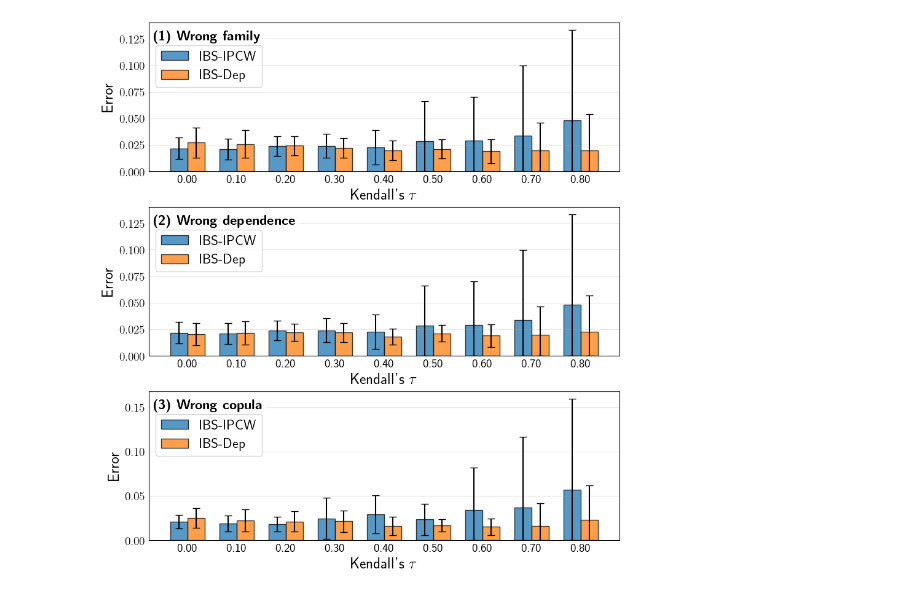
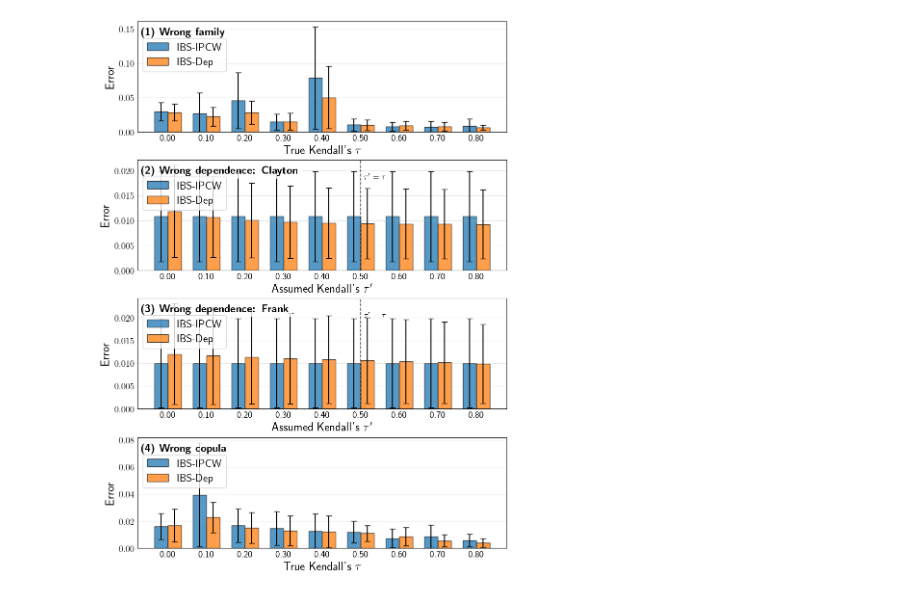
Before and after one commit to thecml/survival-copula, a Jupyter notebook: notebooks/plot_synthetic_wrong_copula.ipynb, the cells around one changed output. Saved outputs shown, nothing was run; the diff lists cells and outputs as text; code cells hidden in the pictures.

```diff
--- a/notebooks/plot_synthetic_wrong_copula.ipynb
+++ b/notebooks/plot_synthetic_wrong_copula.ipynb
@@ -2,7 +32,6 @@
 import numpy as np
 import pandas as pd
 import matplotlib.pyplot as plt
-from scipy.stats import zscore
 import config as cfg
 
 # --- Matplotlib style ---
@@ -20,60 +49,87 @@ plt.rcParams.update({
 filename = f"{cfg.RESULTS_DIR}/synthetic_results_wrong_copula.csv"
 df = pd.read_csv(filename)
 
-keep_exps = ["family", "dep", "gaussian"]
-df = df[df["experiment"].isin(keep_exps)].copy()
+print(df["experiment"].value_counts())
+print(df.columns)
 
-# Step 0: keep only experiments you plot
-dfp = df[df["experiment"].isin(["family", "dep", "gaussian"])].copy()
+# New experiment layout:
+# family       = wrong family, averaged over Clayton/Frank within seed
+# dep_clayton = true Clayton tau=0.5, assumed Clayton tau' varied
+# dep_frank   = true Frank tau=0.5, assumed Frank tau' varied
+# gaussian    = Gaussian DGP, evaluated with Clayton
+keep_exps = ["family", "dep_clayton", "dep_frank", "gaussian"]
+dfp = df[df["experiment"].isin(keep_exps)].copy()
 
-# Step 1: average over copulas *within seed* (paired)
-# For gaussian experiment, there is only one dgp_copula anyway, so mean = itself.
+# Use assumed_k_tau for the dependence-strength panels.
+# Use true_k_tau for family/gaussian panels.
+dfp["plot_tau"] = np.where(
+    dfp["experiment"].isin(["dep_clayton", "dep_frank"]),
+    dfp["assumed_k_tau"],
+    dfp["true_k_tau"],
+)
+
+# Step 1: average over DGP copulas within seed where relevant.
+# For family: average Clayton/Frank within seed.
+# For dep_clayton/dep_frank: no averaging across copula family.
+# For gaussian: only Gaussian DGP.
 seed_level = (
-    dfp.groupby(["experiment", "k_tau", "seed"], as_index=False)
+    dfp.groupby(["experiment", "plot_tau", "seed"], as_index=False)
        .agg(
            err_ipcw=("err_ipcw", "mean"),
            err_dep_bguw=("err_dep_bguw", "mean"),
        )
 )
 
-# Step 2: now compute mean/std across seeds (this is what error bars should reflect)
+# Step 2: mean/std across seeds
 agg = (
-    seed_level.groupby(["experiment", "k_tau"], as_index=False)
+    seed_level.groupby(["experiment", "plot_tau"], as_index=False)
               .agg(
                   ipcw_mean=("err_ipcw", "mean"),
                   ipcw_std=("err_ipcw", "std"),
                   dep_mean=("err_dep_bguw", "mean"),
                   dep_std=("err_dep_bguw", "std"),
               )
-              .sort_values(["experiment", "k_tau"])
+              .sort_values(["experiment", "plot_tau"])
 )
 
 agg[["ipcw_std", "dep_std"]] = agg[["ipcw_std", "dep_std"]].fillna(0.0)
 
-exp_order = ["family", "dep", "gaussian"]
+exp_order = ["family", "dep_clayton", "dep_frank", "gaussian"]
+
+label_map = {
+    "family": r"\textbf{(1) Wrong family}",
+    "dep_clayton": r"\textbf{(2) Wrong dependence: Clayton}",
+    "dep_frank": r"\textbf{(3) Wrong dependence: Frank}",
+    "gaussian": r"\textbf{(4) Wrong copula}",
+}
+
+xlabel_map = {
+    "family": r"True Kendall's $\tau$",
+    "dep_clayton": r"Assumed Kendall's $\tau'$",
+    "dep_frank": r"Assumed Kendall's $\tau'$",
+    "gaussian": r"True Kendall's $\tau$",
+}
 
 # --- Plot ---
-fig, axs = plt.subplots(3, 1, figsize=(8.5, 9.0), constrained_layout=True)
+fig, axs = plt.subplots(4, 1, figsize=(8.5, 11.5), constrained_layout=True)
 
 bar_width = 0.35
-color_ipcw = "C0"   # blue
-color_dep  = "C1"   # orange
+color_ipcw = "C0"
+color_dep  = "C1"
 
 for i, exp in enumerate(exp_order):
     ax = axs[i]
     sub = agg[agg["experiment"] == exp].copy()
 
-    taus = sub["k_tau"].values
+    taus = sub["plot_tau"].values
     x = np.arange(len(taus))
 
-    # --- Compute asymmetric error bars clipped at zero ---
     ipcw_lower = np.minimum(sub["ipcw_std"].values, sub["ipcw_mean"].values)
     dep_lower  = np.minimum(sub["dep_std"].values,  sub["dep_mean"].values)
 
     ipcw_yerr = np.vstack([ipcw_lower, sub["ipcw_std"].values])
     dep_yerr  = np.vstack([dep_lower,  sub["dep_std"].values])
 
-    # IBS-IPCW
     ax.bar(
         x - bar_width / 2,
         sub["ipcw_mean"].values,
@@ -87,7 +143,6 @@ for i, exp in enumerate(exp_order):
         label=r"IBS-IPCW",
     )
 
-    # IBS-Dep (CG, UW)
     ax.bar(
         x + bar_width / 2,
         sub["dep_mean"].values,
@@ -101,12 +156,6 @@ for i, exp in enumerate(exp_order):
         label=r"IBS-Dep",
     )
 
-    label_map = {
-    "family": r"\textbf{(1) Wrong family}",
-    "dep": r"\textbf{(2) Wrong dependence}",
-    "gaussian": r"\textbf{(3) Wrong copula}",
-    }
-
     ax.text(
         0.01, 0.95,
         label_map[exp],
@@ -117,8 +166,23 @@ for i, exp in enumerate(exp_order):
         bbox=dict(facecolor="white", edgecolor="none", alpha=0.8),
     )
 
+    # Mark true tau = 0.5 in the wrong-dependence panels
+    if exp in ["dep_clayton", "dep_frank"]:
+        true_tau = 0.5
+        if np.any(np.isclose(taus, true_tau)):
+            true_idx = int(np.where(np.isclose(taus, true_tau))[0][0])
+            ax.axvline(true_idx, color="black", linestyle="--", linewidth=1.2, alpha=0.75)
+            ax.text(
+                true_idx + 0.08,
+                ax.get_ylim()[1] * 0.88,
+                r"$\tau'=\tau$",
+                fontsize=13,
+                va="top",
+                ha="left",
+            )
+
     ax.set_ylabel(r"Error", fontsize=18)
-    ax.set_xlabel(r"Kendall's $\tau$", fontsize=18)
+    ax.set_xlabel(xlabel_map[exp], fontsize=18)
 
     ax.set_xticks(x)
     ax.set_xticklabels([f"{t:.2f}" for t in taus], fontsize=14)
@@ -143 +217 @@ plt.show()
-[figure, old version]
+[figure, new version]
```
Also changed, not shown: parts of 2 cells of this notebook, 1 other file.
